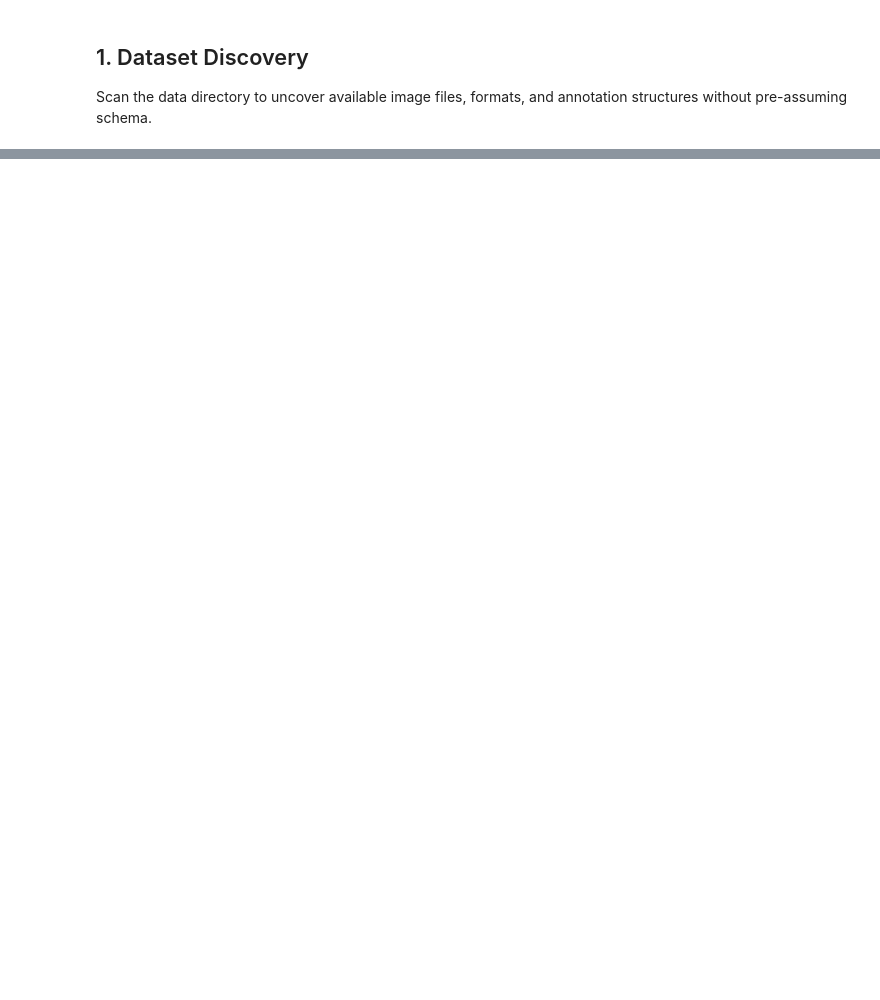
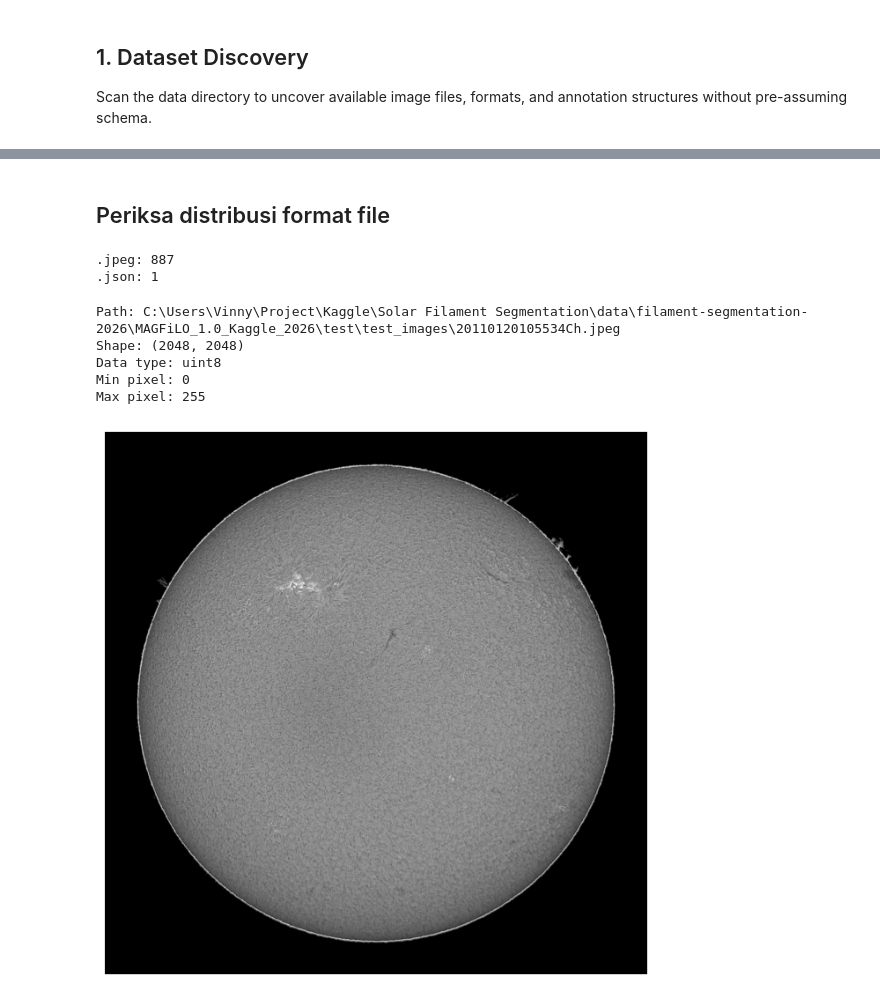
Before and after one commit to Crazyrenan/filament-kaggle, a Jupyter notebook: notebooks/01_eda.ipynb, the cells around one changed output, grey strips where cells are left out. Saved outputs shown, nothing was run; the diff lists cells and outputs as text; code cells hidden in the pictures; blank space fills up the shorter version.

```diff
--- a/notebooks/01_eda.ipynb
+++ b/notebooks/01_eda.ipynb
@@ -82,0 +30,13 @@ Document findings here once dataset files are mounted:
+# %%
+from pathlib import Path
+
+DATA_DIR = Path("../data").resolve()
+
+assert DATA_DIR.exists(), f"Dataset directory not found: {DATA_DIR}"
+
+files = sorted(p for p in DATA_DIR.rglob("*") if p.is_file())
+
+print("Total files:", len(files))
+
+for path in files[:50]:
+    print(path.relative_to(DATA_DIR))
@@ -82,0 +61,54 @@ Document findings here once dataset files are mounted:
+# %% [markdown]
+## Periksa distribusi format file
+# %%
+from collections import Counter
+
+extensions = Counter(
+    path.suffix.lower() for path in files
+)
+
+for extension, count in extensions.most_common():
+    print(f"{extension or '[no extension]'}: {count}")
+# %% [output]
+.jpeg: 887
+.json: 1
+# %%
+import cv2
+import matplotlib.pyplot as plt
+
+image_files = [
+    path for path in files
+    if path.suffix.lower() in {".png", ".jpg", ".jpeg", ".tif", ".tiff"}
+]
+
+assert image_files, "No supported image files found"
+
+image = cv2.imread(
+    str(image_files[0]),
+    cv2.IMREAD_UNCHANGED
+)
+
+assert image is not None, "Failed to read image"
+
+print("Path:", image_files[0])
+print("Shape:", image.shape)
+print("Data type:", image.dtype)
+print("Min pixel:", image.min())
+print("Max pixel:", image.max())
+
+plt.figure(figsize=(8, 8))
+
+if image.ndim == 2:
+    plt.imshow(image, cmap="gray")
+else:
+    plt.imshow(cv2.cvtColor(image, cv2.COLOR_BGR2RGB))
+
+plt.axis("off")
+plt.show()
+# %% [output]
+Path: C:\Users\Vinny\Project\Kaggle\Solar Filament Segmentation\data\filament-segmentation-2026\MAGFiLO_1.0_Kaggle_2026\test\test_images\20110120105534Ch.jpeg
+Shape: (2048, 2048)
+Data type: uint8
+Min pixel: 0
+Max pixel: 255
+[figure, added]
```
Also changed, not shown: parts of 9 cells of this notebook, 5 other files.
